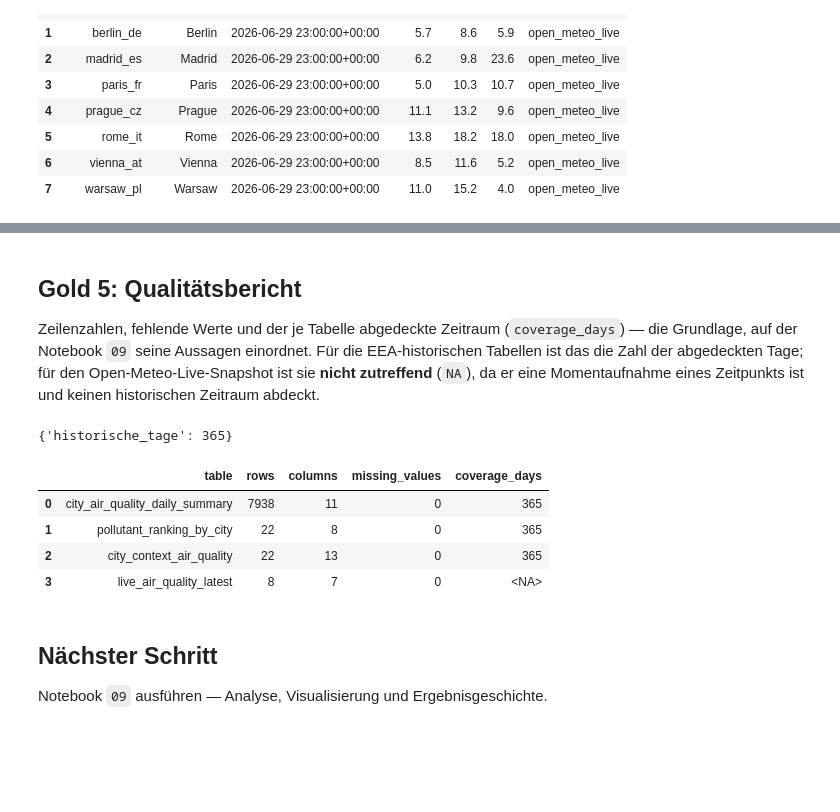
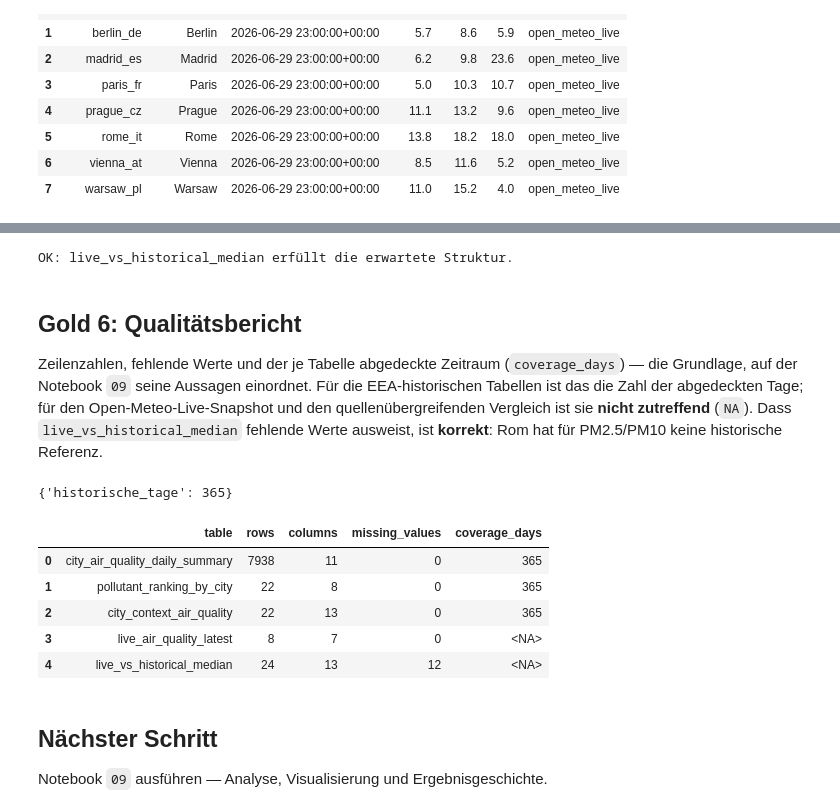
Before and after one commit to OnlyMajorG/euro-air-quality-pipeline, a Jupyter notebook: notebooks/08_gold_layer_and_data_quality.ipynb, the cells around one changed output, grey strips where cells are left out. Drawn from its saved outputs; the diff is of its cells as text; code cells hidden in the pictures; blank space fills up the shorter version.

```diff
--- a/notebooks/08_gold_layer_and_data_quality.ipynb
+++ b/notebooks/08_gold_layer_and_data_quality.ipynb
@@ -130,45 +205,81 @@ live_latest
+# %%
+assert len(live_vs_historical_median) == 24, "Erwartet: 8 Städte × 3 Schadstoffe = 24 Zeilen."
+assert live_vs_historical_median["city_id"].nunique() == 8, "Es müssen 8 Städte enthalten sein."
+assert set(live_vs_historical_median["pollutant"]) == {"pm2_5", "pm10", "no2"}, \
+    "Es müssen genau pm2_5, pm10 und no2 enthalten sein."
+
+status_counts = live_vs_historical_median["comparison_status"].value_counts().to_dict()
+assert status_counts.get("comparable", 0) == 22, \
+    f"Erwartet: 22 vergleichbare Zeilen, erhalten: {status_counts}"
+assert status_counts.get("no_historical_reference", 0) == 2, \
+    f"Erwartet: 2 Zeilen ohne historische Referenz, erhalten: {status_counts}"
+
+rome_pm_missing = live_vs_historical_median[
+    (live_vs_historical_median["city_id"] == "rome_it")
+    & (live_vs_historical_median["pollutant"].isin(["pm2_5", "pm10"]))
+]
+assert len(rome_pm_missing) == 2, "Rom muss für pm2_5 und pm10 ohne historische Referenz enthalten sein."
+assert rome_pm_missing["comparison_status"].eq("no_historical_reference").all(), \
+    "Rom pm2_5/pm10 müssen als no_historical_reference markiert sein."
+
+comparable = live_vs_historical_median[
+    live_vs_historical_median["comparison_status"] == "comparable"
+]
+assert comparable["historical_median_value"].notna().all(), \
+    "Alle vergleichbaren Zeilen brauchen einen historischen Median."
+assert comparable["delta_abs"].notna().all(), "Alle vergleichbaren Zeilen brauchen delta_abs."
+assert comparable["delta_pct"].notna().all(), "Alle vergleichbaren Zeilen brauchen delta_pct."
+
+print("OK: live_vs_historical_median erfüllt die erwartete Struktur.")
+# %% [output]
+OK: live_vs_historical_median erfüllt die erwartete Struktur.
 # %% [markdown]
-## Gold 5: Qualitätsbericht
+## Gold 6: Qualitätsbericht
 Zeilenzahlen, fehlende Werte und der je Tabelle abgedeckte Zeitraum (`coverage_days`) — die Grundlage,
 auf der Notebook `09` seine Aussagen einordnet. Für die EEA-historischen Tabellen ist das die Zahl der
-abgedeckten Tage; für den Open-Meteo-Live-Snapshot ist sie **nicht zutreffend** (`NA`), da er eine
-Momentaufnahme eines Zeitpunkts ist und keinen historischen Zeitraum abdeckt.
+abgedeckten Tage; für den Open-Meteo-Live-Snapshot und den quellenübergreifenden Vergleich ist sie
+**nicht zutreffend** (`NA`). Dass `live_vs_historical_median` fehlende Werte ausweist, ist **korrekt**:
+Rom hat für PM2.5/PM10 keine historische Referenz.
 # %%
 gold_tables = {
     "city_air_quality_daily_summary": daily_summary,
     "pollutant_ranking_by_city": ranking,
     "city_context_air_quality": context,
     "live_air_quality_latest": live_latest,
+    "live_vs_historical_median": live_vs_historical_median,
 }
 HISTORICAL_DAYS = int(daily_summary["date"].nunique())
 
 
 def coverage_days(df: pd.DataFrame):
-    # Der Open-Meteo-Live-Snapshot ist eine Momentaufnahme, kein historischer
-    # Zeitraum -> der abgedeckte Zeitraum ist hier nicht zutreffend (NA).
+    # Tabellen ohne einheitlichen dataset_context (z. B. der quellenübergreifende Vergleich)
+    # oder der reine Open-Meteo-Live-Snapshot decken keinen historischen Zeitraum ab -> NA.
+    if "dataset_context" not in df.columns:
+        return pd.NA
     if set(df["dataset_context"].unique()) == {"open_meteo_live"}:
         return pd.NA
     return HISTORICAL_DAYS
 
 
 quality_summary = pd.DataFrame([
     {"table": name, "rows": len(df), "columns": len(df.columns),
      "missing_values": int(df.isna().sum().sum()),
      "coverage_days": coverage_days(df)}
     for name, df in gold_tables.items()
 ])
 quality_summary["coverage_days"] = quality_summary["coverage_days"].astype("Int64")
 quality_summary.to_parquet(GOLD_DIR / "data_quality_summary.parquet", index=False)
 
 print({"historische_tage": HISTORICAL_DAYS})
 quality_summary
 # %% [output]
 {'historische_tage': 365}
 |  | table | rows | columns | missing_values | coverage_days |
 | 0 | city_air_quality_daily_summary | 7938 | 11 | 0 | 365 |
 | 1 | pollutant_ranking_by_city | 22 | 8 | 0 | 365 |
 | 2 | city_context_air_quality | 22 | 13 | 0 | 365 |
 | 3 | live_air_quality_latest | 8 | 7 | 0 | <NA> |
+| 4 | live_vs_historical_median | 24 | 13 | 12 | <NA> |
 # %% [markdown]
 ## Nächster Schritt
 Notebook `09` ausführen — Analyse, Visualisierung und Ergebnisgeschichte.
```
Also changed, not shown: parts of 3 cells of this notebook, 10 other files.
